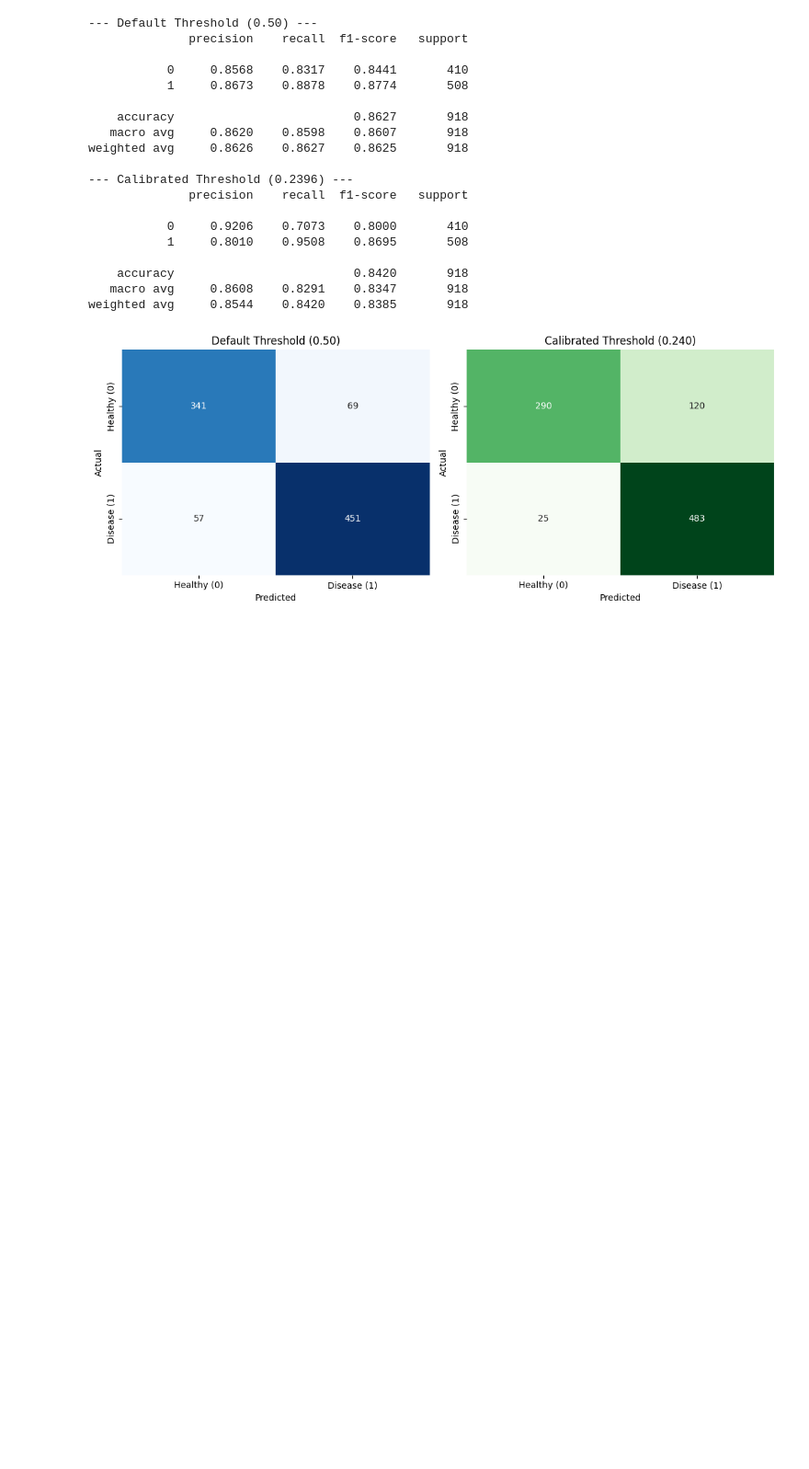
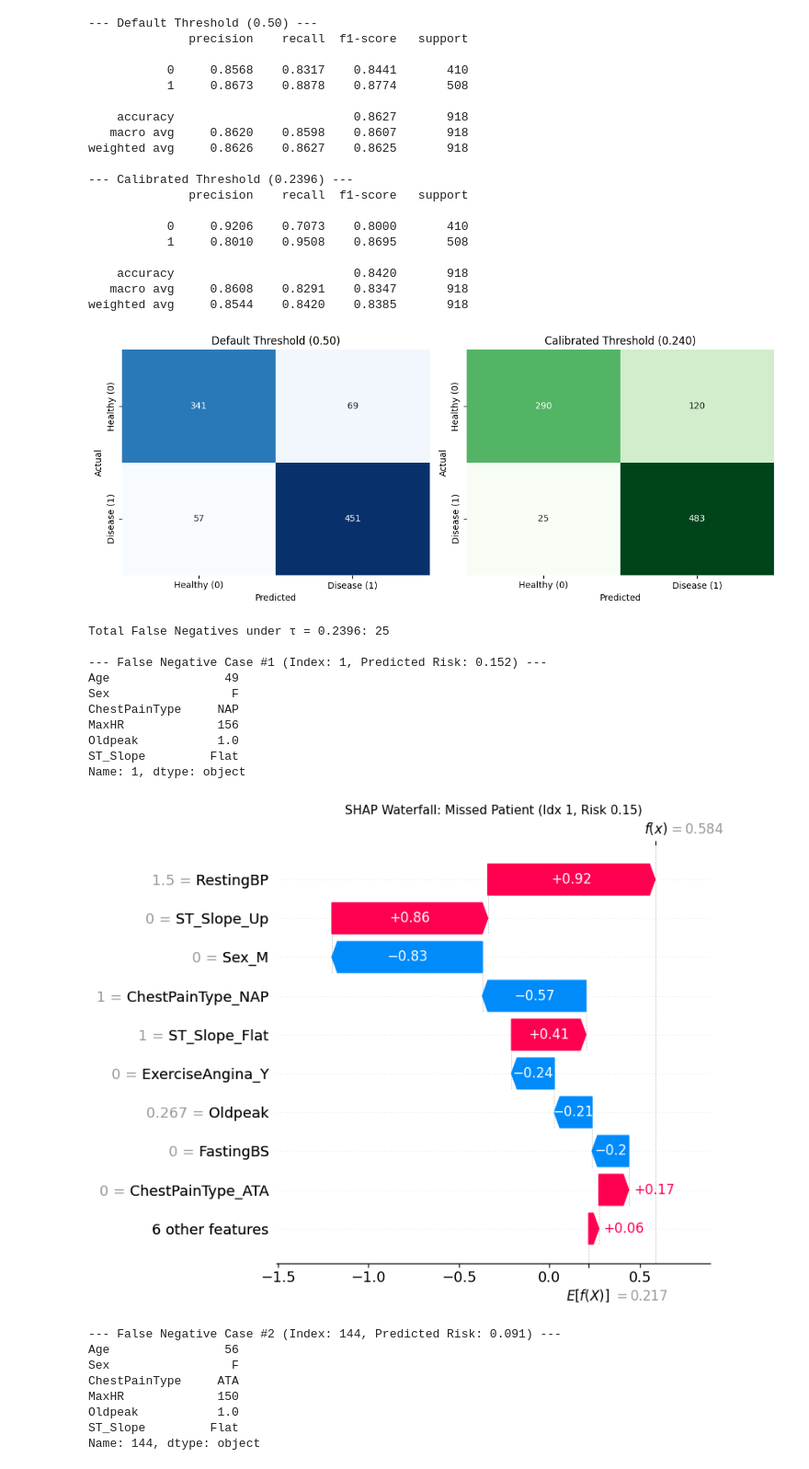
Before and after one commit to Boulder1-kihara/heart-disease-prediction, a Jupyter notebook: Heart_disease_prediction.ipynb, the cells around one changed output. Shown at 92% size. Cells and saved outputs as stored; diff of their text form; code cells hidden in the pictures; blank space fills up the shorter version.

```diff
--- a/Heart_disease_prediction.ipynb
+++ b/Heart_disease_prediction.ipynb
@@ -259,3 +259,49 @@ plt.tight_layout()
 plt.show()
 # %% [output]
 [figure]
+# %%
+# Identify indices of False Negatives under the calibrated threshold
+# Actual Disease (y == 1), but predicted Healthy (y_pred_optimal == 0)
+fn_mask = (y.values == 1) & (y_pred_optimal == 0)
+fn_indices = np.where(fn_mask)[0]
+
+print(f"Total False Negatives under τ = {optimal_threshold:.4f}: {len(fn_indices)}")
+
+# Generate an Explanation object compatible with shap.plots.waterfall
+# Using the fitted TreeExplainer on the transformed feature matrix
+explanation = explainer(prepped_X)
+explanation.feature_names = feature_names
+
+# Plot the waterfall explanation for the first 2 false negative patients
+for i, idx in enumerate(fn_indices[:2], 1):
+    patient_id = df.index[idx]
+    pred_prob = y_probs[idx]
+
+    print(f"\n--- False Negative Case #{i} (Index: {idx}, Predicted Risk: {pred_prob:.3f}) ---")
+    print(df.iloc[idx][['Age', 'Sex', 'ChestPainType', 'MaxHR', 'Oldpeak', 'ST_Slope']])
+
+    plt.figure()
+    shap.plots.waterfall(explanation[idx], max_display=10, show=False)
+    plt.title(f"SHAP Waterfall: Missed Patient (Idx {idx}, Risk {pred_prob:.2f})", fontsize=11)
+    plt.tight_layout()
+    plt.show()
+# %% [output]
+Total False Negatives under τ = 0.2396: 25
+
+--- False Negative Case #1 (Index: 1, Predicted Risk: 0.152) ---
+Age                49
+Sex                 F
+ChestPainType     NAP
+MaxHR             156
+Oldpeak           1.0
+ST_Slope         Flat
+Name: 1, dtype: object
+[figure, added]
+--- False Negative Case #2 (Index: 144, Predicted Risk: 0.091) ---
+Age                56
+Sex                 F
+ChestPainType     ATA
+MaxHR             150
+Oldpeak           1.0
+ST_Slope         Flat
+Name: 144, dtype: object
```
Also changed, not shown: parts of 1 cell of this notebook.
